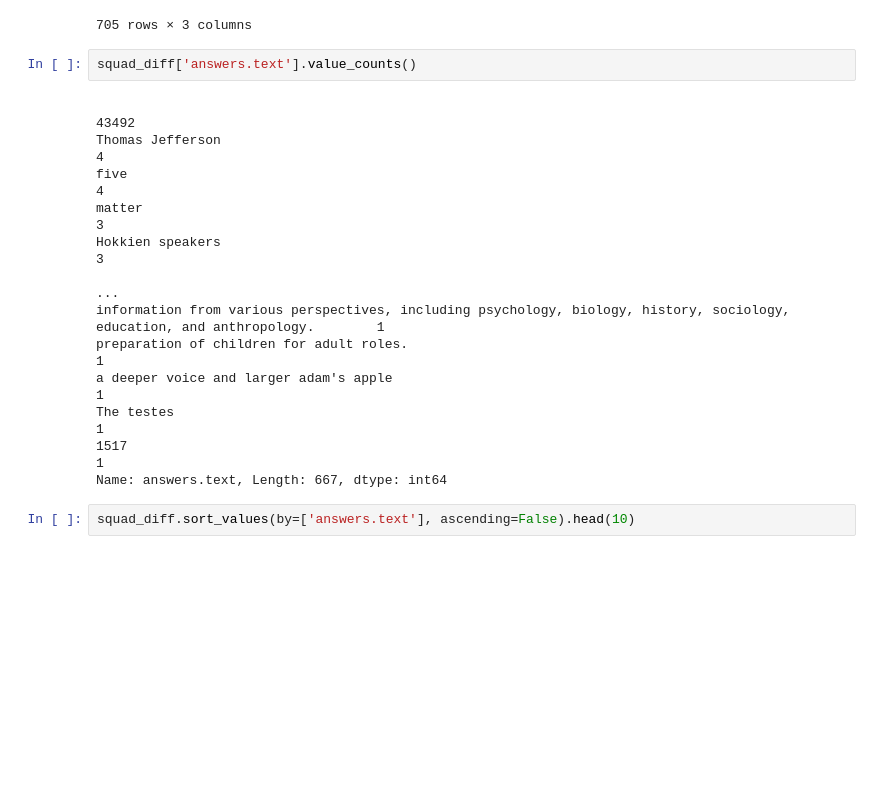
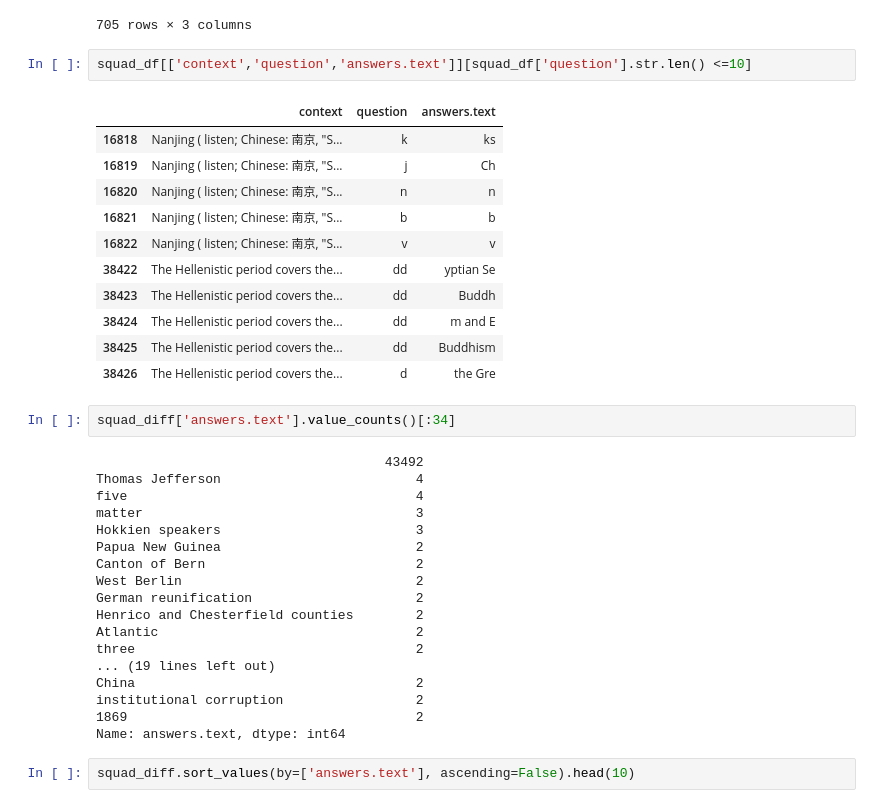
Before and after one commit to huggingface/data-measurements-tool, a Jupyter notebook: notebooks/Squad-Stats.ipynb, the cells around one changed output. Drawn from its saved outputs; the diff is of its cells as text; blank space fills up the shorter version.

```diff
--- a/notebooks/Squad-Stats.ipynb
+++ b/notebooks/Squad-Stats.ipynb
@@ -105,21 +105,40 @@ squad_diff[['context','question','answers.text']][squad_diff['answers.text']!= "
 | 86328 | The humanists' close study of Lat... | What caused a large migration of ... | Byzantine Empire |
 | 86330 | After 1517, when the new inventio... | When are these texts first able t... | 1517 |
 705 rows × 3 columns
+# %%
+squad_df[['context','question','answers.text']][squad_df['question'].str.len() <=10]
+# %% [output]
+|  | context | question | answers.text |
+| 16818 | Nanjing ( listen; Chinese: 南京, "S... | k | ks |
+| 16819 | Nanjing ( listen; Chinese: 南京, "S... | j | Ch |
+| 16820 | Nanjing ( listen; Chinese: 南京, "S... | n | n |
+| 16821 | Nanjing ( listen; Chinese: 南京, "S... | b | b |
+| 16822 | Nanjing ( listen; Chinese: 南京, "S... | v | v |
+| 38422 | The Hellenistic period covers the... | dd | yptian Se |
+| 38423 | The Hellenistic period covers the... | dd | Buddh |
+| 38424 | The Hellenistic period covers the... | dd | m and E |
+| 38425 | The Hellenistic period covers the... | dd | Buddhism |
+| 38426 | The Hellenistic period covers the... | d | the Gre |
 # %%
-squad_diff['answers.text'].value_counts()
+squad_diff['answers.text'].value_counts()[:34]
 # %% [output]
-                                                                                                                          43492
-Thomas Jefferson                                                                                                              4
-five                                                                                                                          4
-matter                                                                                                                        3
-Hokkien speakers                                                                                                              3
-                                                                                                                          ...
-information from various perspectives, including psychology, biology, history, sociology, education, and anthropology.        1
-preparation of children for adult roles.                                                                                      1
-a deeper voice and larger adam's apple                                                                                        1
-The testes                                                                                                                    1
-1517                                                                                                                          1
-Name: answers.text, Length: 667, dtype: int64
+                                     43492
+Thomas Jefferson                         4
+five                                     4
+matter                                   3
+Hokkien speakers                         3
+Papua New Guinea                         2
+Canton of Bern                           2
+West Berlin                              2
+German reunification                     2
+Henrico and Chesterfield counties        2
+Atlantic                                 2
+three                                    2
+... (19 lines left out)
+China                                    2
+institutional corruption                 2
+1869                                     2
+Name: answers.text, dtype: int64
 # %%
 squad_diff.sort_values(by=['answers.text'], ascending=False).head(10)
 # %% [output]
```
Also changed, not shown: parts of 5 cells of this notebook.
